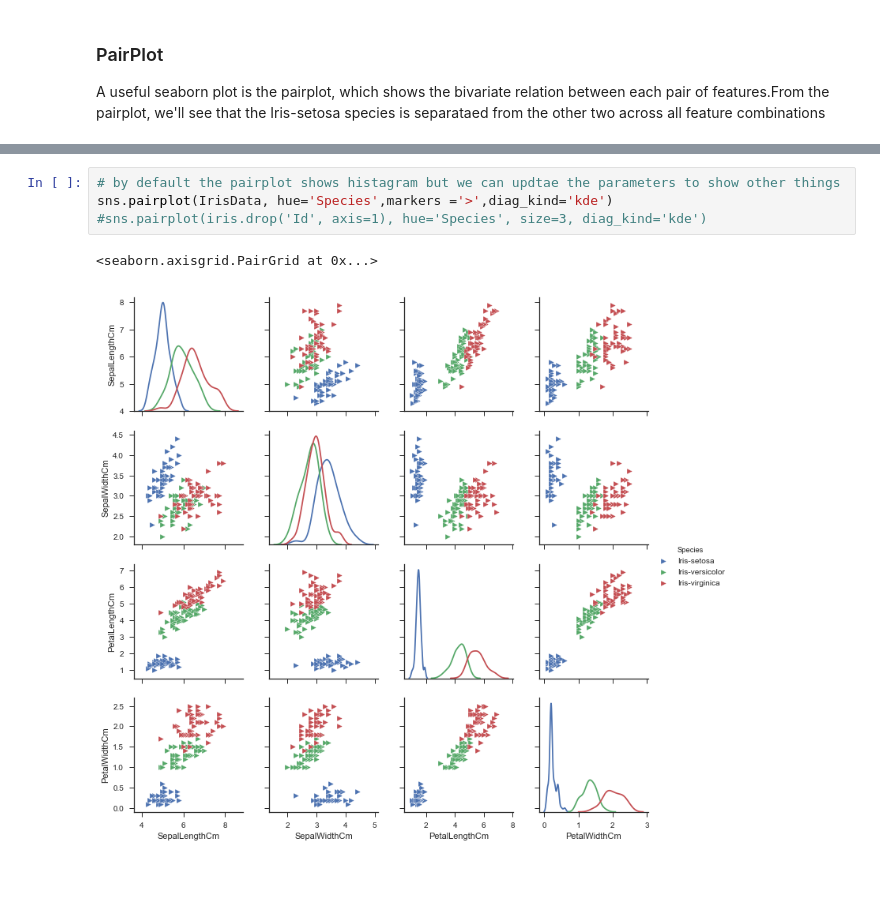
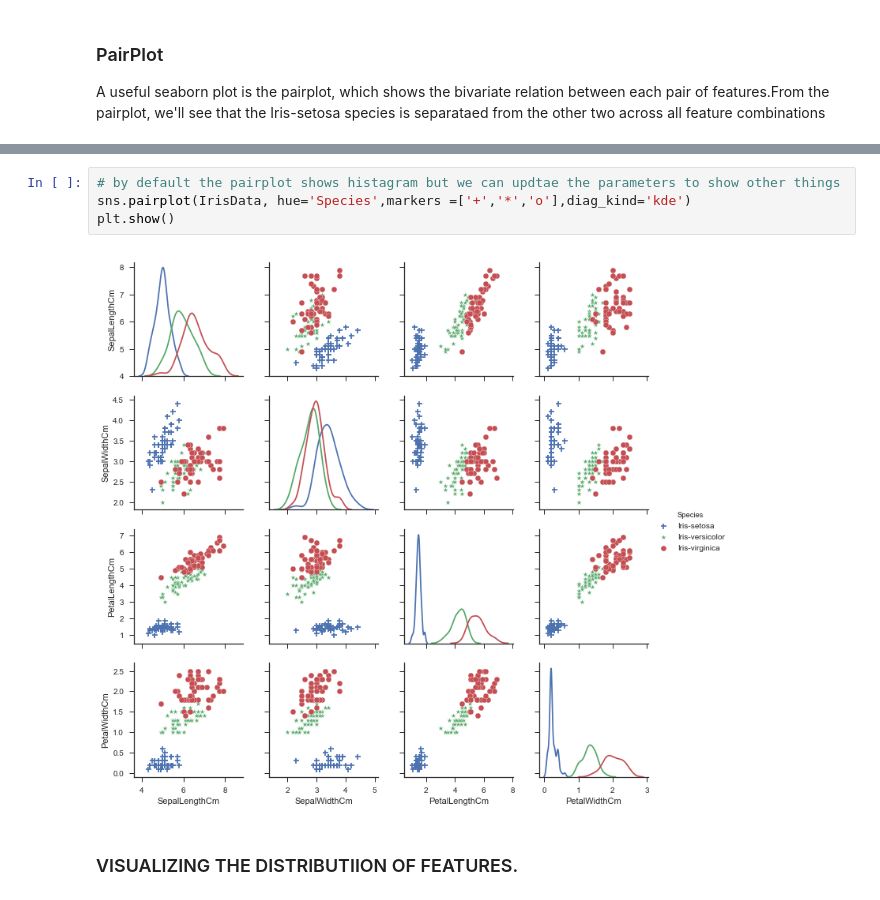
Before and after one commit to nakster/EmergingTechAssessment, a Jupyter notebook: Excerise 2/iris-dataset.ipynb, the cells around one changed output, grey strips where cells are left out. Cells and saved outputs as stored; diff of their text form.

```diff
--- a/Excerise 2/iris-dataset.ipynb
+++ b/Excerise 2/iris-dataset.ipynb
@@ -145,7 +146,8 @@ plt.show()
 # %%
 # by default the pairplot shows histagram but we can updtae the parameters to show other things
-sns.pairplot(IrisData, hue='Species',markers ='>',diag_kind='kde')
-#sns.pairplot(iris.drop('Id', axis=1), hue='Species', size=3, diag_kind='kde')
+sns.pairplot(IrisData, hue='Species',markers =['+','*','o'],diag_kind='kde')
+plt.show()
 # %% [output]
-<seaborn.axisgrid.PairGrid at 0x...>
-[figure, old version]
+[figure, new version]
+# %% [markdown]
+### VISUALIZING THE DISTRIBUTIION OF FEATURES.
```
Also changed, not shown: parts of 8 cells of this notebook.
